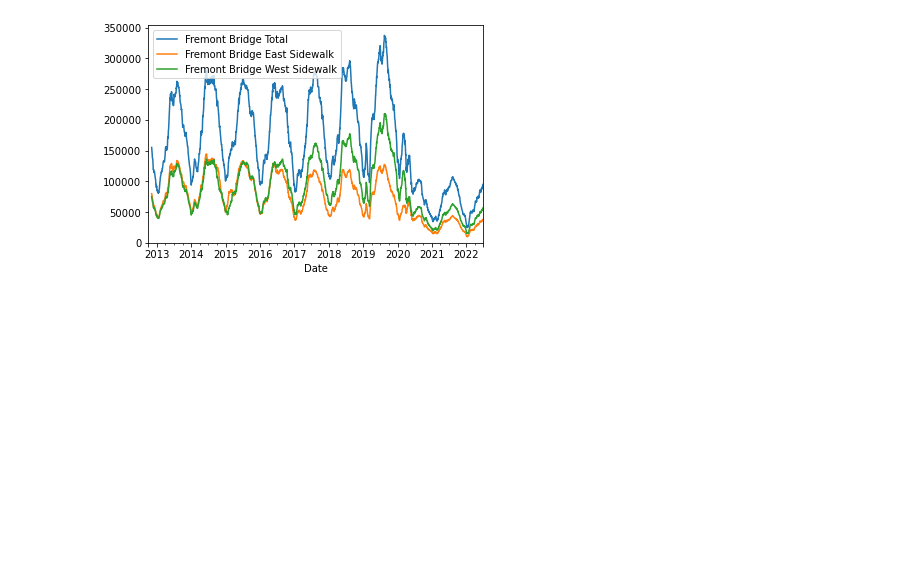
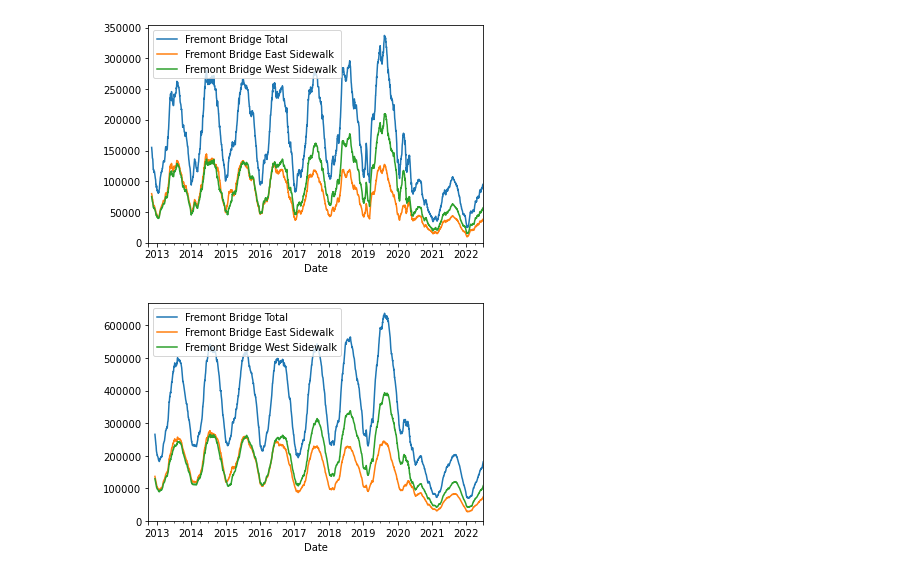
Before and after one commit to chchae-Joung/JupyterTest, a Jupyter notebook: github_test1.ipynb, the cells around one changed output. Cells and saved outputs as stored; diff of their text form; code cells hidden in the pictures; blank space fills up the shorter version.

Commit message:
change figures

```diff
--- a/github_test1.ipynb
+++ b/github_test1.ipynb
@@ -76,3 +76,8 @@ ax = data.resample('D').sum().rolling(35).sum().plot();
 ax.set_ylim(0, None);
 # %% [output]
 [figure]
+# %%
+ax = data.resample('D').sum().rolling(70).sum().plot();
+ax.set_ylim(0, None);
+# %% [output]
+[figure, added]
```
Also changed, not shown: parts of 2 cells of this notebook.
